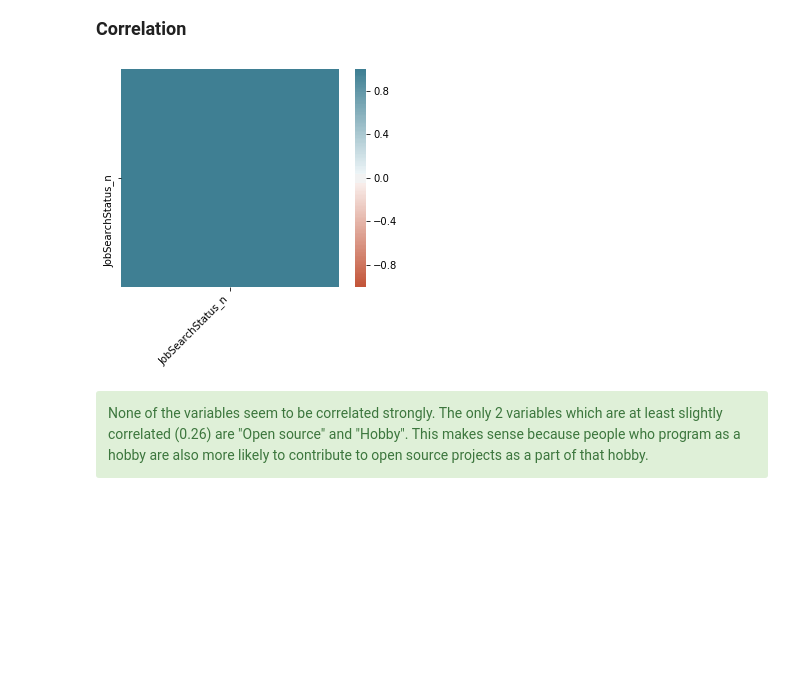
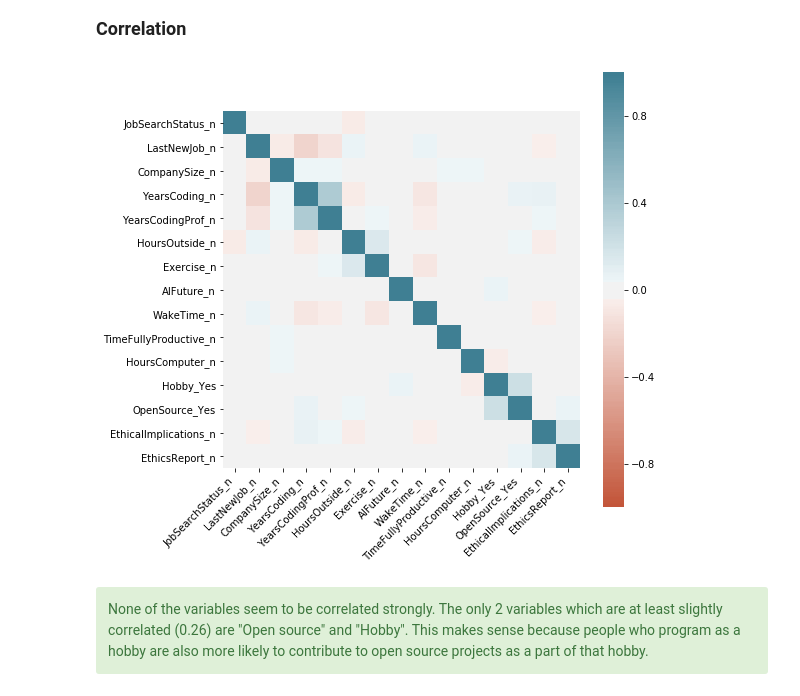
Before and after one commit to nitishvj/Capstone-1-Developers-Survey-Analysis, a Jupyter notebook: Capstone 1.ipynb, the cells around one changed output. Drawn from its saved outputs; the diff is of its cells as text; code cells hidden in the pictures; blank space fills up the shorter version.

```diff
--- a/Capstone 1.ipynb
+++ b/Capstone 1.ipynb
@@ -419,17 +432,19 @@ Wall time: 13.9 s
 # %% [markdown]
 <a id='Correlation'></a> <font size="4"><b>Correlation</b>
 # %%
-corr = df.iloc[:,9:19].corr()
+corr = df.iloc[:,18:33].corr()
+#ax = pyplot.subplots(figsize=a4_dims)
+ax = plt.subplots(figsize=(8,8))
 ax = sns.heatmap(
     corr,
     vmin=-1, vmax=1, center=0,
     cmap=sns.diverging_palette(20, 220, n=200),
     square=True
 )
 ax.set_xticklabels(
     ax.get_xticklabels(),
     rotation=45,
     horizontalalignment='right'
 );
 # %% [output]
-[figure, old version]
+[figure, new version]
```
Also changed, not shown: parts of 97 cells of this notebook.
